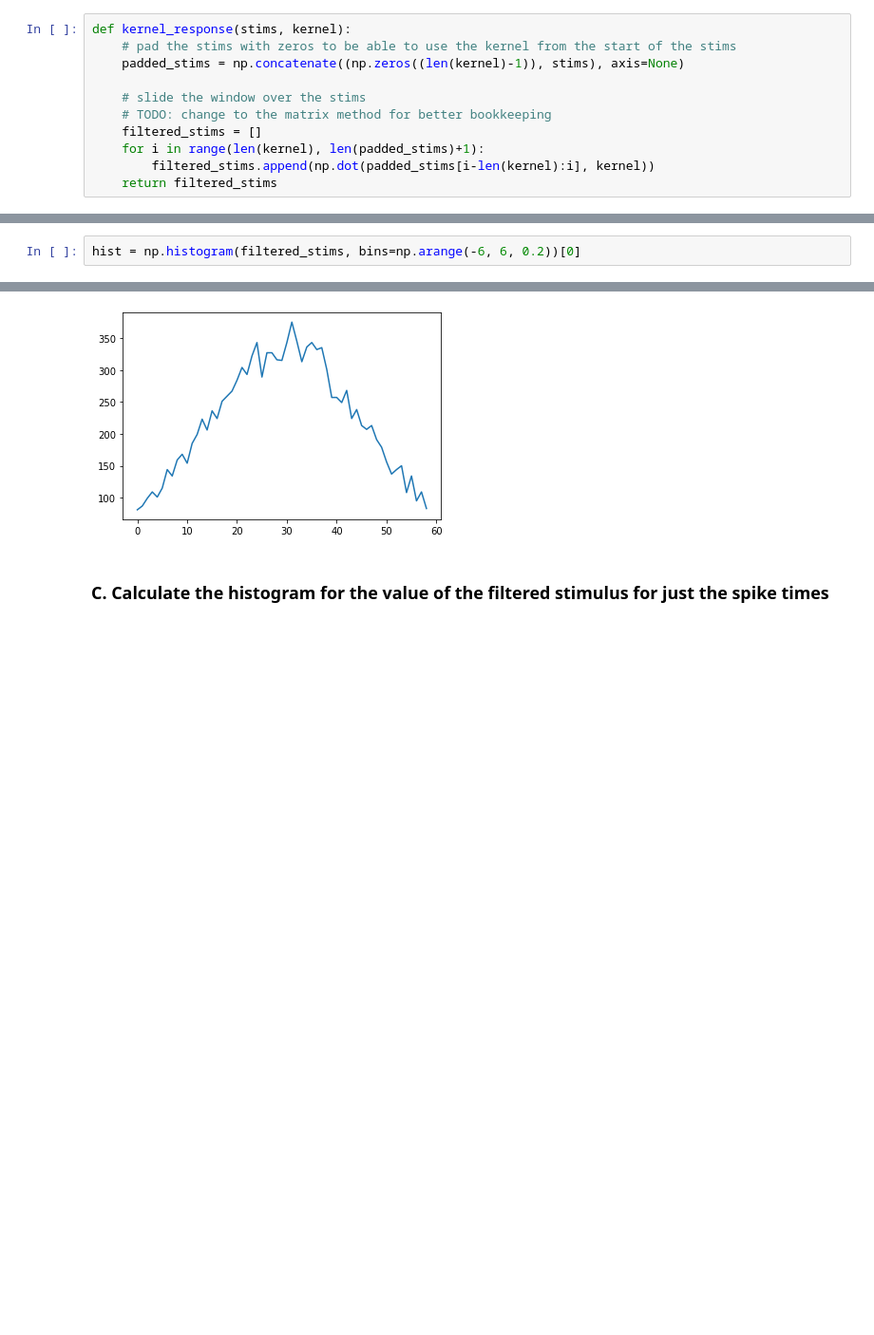
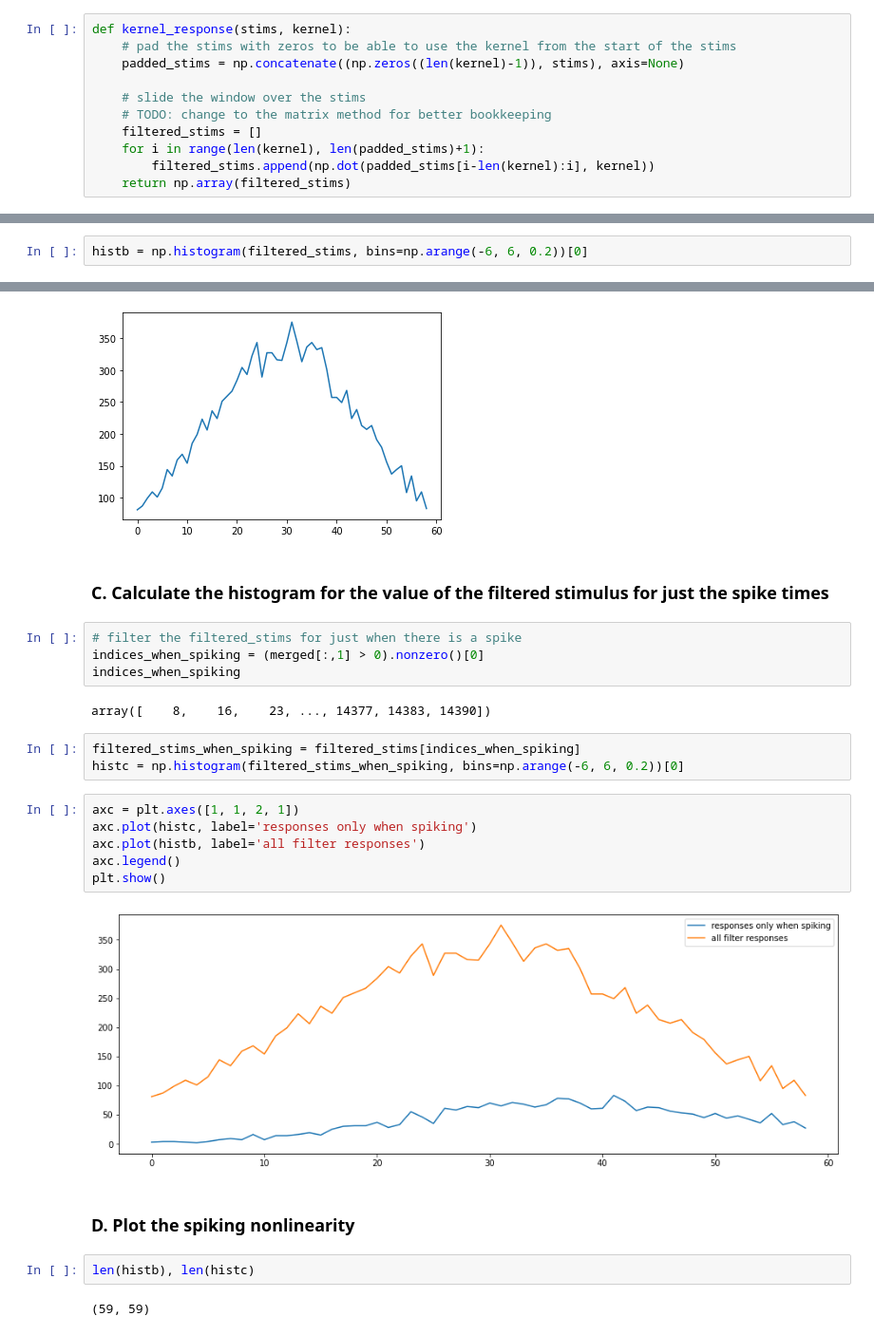
Before and after one commit to NeuroTheoryUMD/mattjac, a Jupyter notebook: sta_exercise.ipynb, the cells around one changed output, grey strips where cells are left out. Shown at 95% size. Saved outputs shown, nothing was run; the diff lists cells and outputs as text; blank space fills up the shorter version.

```diff
--- a/sta_exercise.ipynb
+++ b/sta_exercise.ipynb
@@ -260,7 +263,7 @@ def kernel_response(stims, kernel):
     filtered_stims = []
     for i in range(len(kernel), len(padded_stims)+1):
         filtered_stims.append(np.dot(padded_stims[i-len(kernel):i], kernel))
-    return filtered_stims
+    return np.array(filtered_stims)
 # %%
 # test that the kernel response does what we expect in the happy path
 def test_kernel_response_happy():
@@ -305,5 +308,5 @@ plt.show()
 # %% [markdown]
 ### B. Calculate the histogram for the value of the filtered stimulus
 # %%
-hist = np.histogram(filtered_stims, bins=np.arange(-6, 6, 0.2))[0]
+histb = np.histogram(filtered_stims, bins=np.arange(-6, 6, 0.2))[0]
 # %%
@@ -313,3 +316,26 @@ plt.plot(hist)
 [figure]
 # %% [markdown]
 ### C. Calculate the histogram for the value of the filtered stimulus for just the spike times
+# %%
+# filter the filtered_stims for just when there is a spike
+indices_when_spiking = (merged[:,1] > 0).nonzero()[0]
+indices_when_spiking
+# %% [output]
+array([    8,    16,    23, ..., 14377, 14383, 14390])
+# %%
+filtered_stims_when_spiking = filtered_stims[indices_when_spiking]
+histc = np.histogram(filtered_stims_when_spiking, bins=np.arange(-6, 6, 0.2))[0]
+# %%
+axc = plt.axes([1, 1, 2, 1])
+axc.plot(histc, label='responses only when spiking')
+axc.plot(histb, label='all filter responses')
+axc.legend()
+plt.show()
+# %% [output]
+[figure, added]
+# %% [markdown]
+### D. Plot the spiking nonlinearity
+# %%
+len(histb), len(histc)
+# %% [output]
+(59, 59)
```
Also changed, not shown: parts of 11 cells of this notebook.
